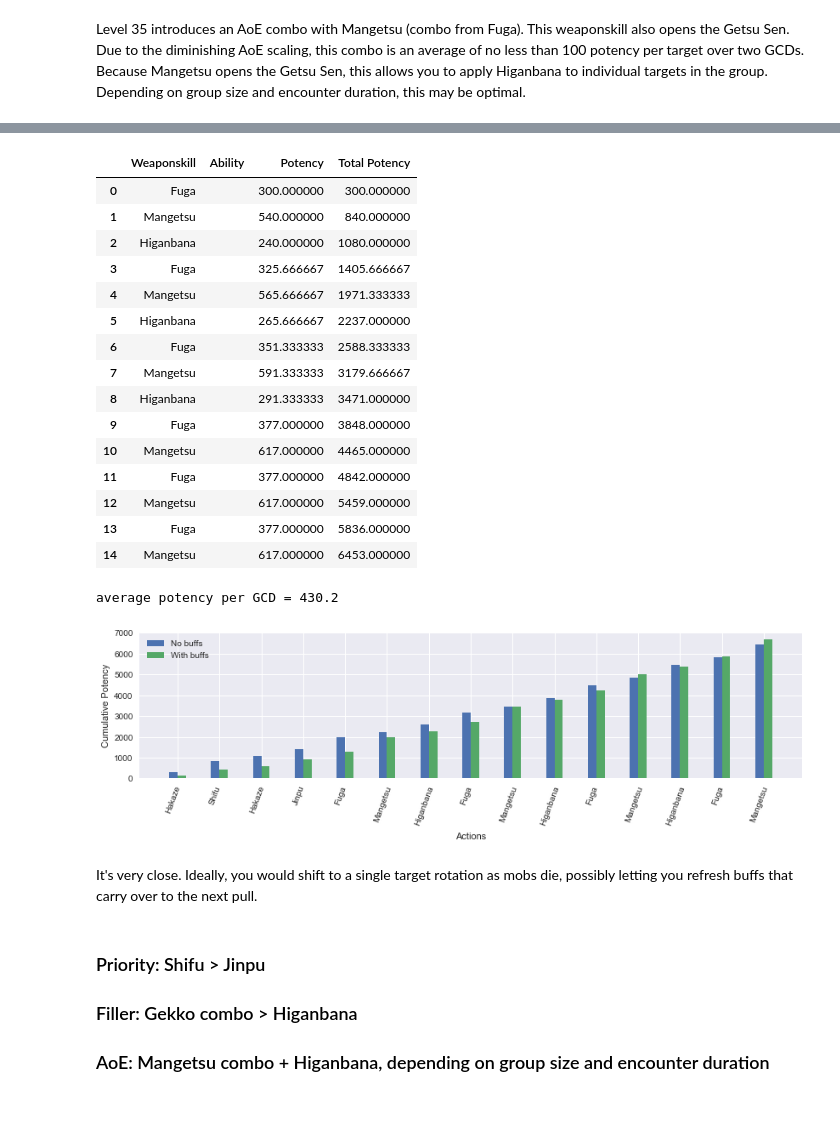
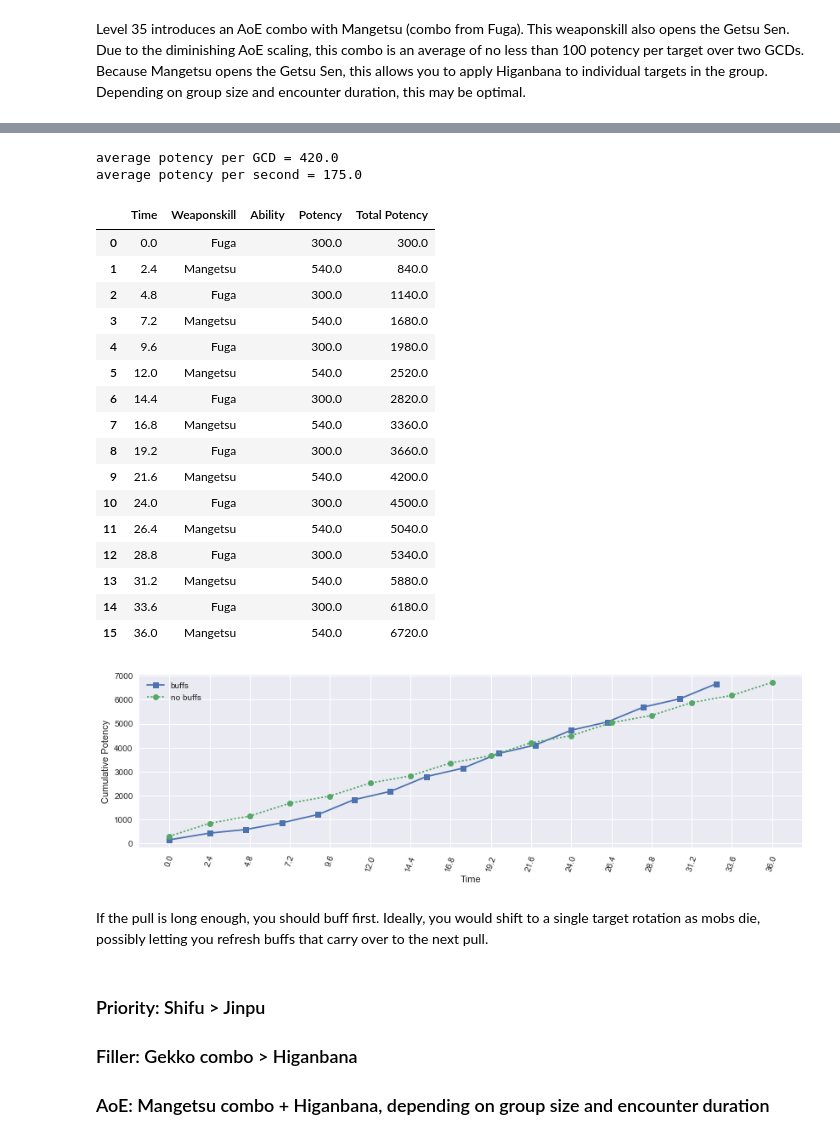
Before and after one commit to rconcep/ffxiv, a Jupyter notebook: sam-by-the-numbers.ipynb, the cells around one changed output, grey strips where cells are left out. Saved outputs shown, nothing was run; the diff lists cells and outputs as text; code cells hidden in the pictures; blank space fills up the shorter version.

Commit message:
Introduced modeling actual time, not just GCDs. Changed analysis to focus on potency per second instead of potency per GCD. Finished updating up to lvl 49.

```diff
--- a/sam-by-the-numbers.ipynb
+++ b/sam-by-the-numbers.ipynb
@@ -418,11 +513,10 @@ sam = Samurai()
 n_targets = 3
 
 actions = [('Hakaze'), ('Shifu'), ('Hakaze'), ('Jinpu'),
-           ('Fuga'), ('Mangetsu'), ('Higanbana'), ('Fuga'),
-           ('Mangetsu'), ('Higanbana'), ('Fuga'), ('Mangetsu'),
-           ('Higanbana'), ('Fuga'), ('Mangetsu')]
+           ('Fuga'), ('Mangetsu'), ('Fuga'), ('Mangetsu'),
+           ('Fuga'), ('Mangetsu'), ('Fuga'), ('Mangetsu'),
+           ('Fuga'), ('Mangetsu'), ('Fuga'), ('Mangetsu')]
 # %%
-df4_buff, average_potency = sam.parse_rotation(actions, n_targets=n_targets)
+df4_buff, average_potency, pps = sam.parse_rotation(actions, n_targets=n_targets)
 display(df4_buff)
-print 'average potency per GCD =', average_potency
 # %% [output]
@@ -448,38 +544,39 @@ sam = Samurai()
 
 n_targets = 3
 
-actions = [('Fuga'), ('Mangetsu'), ('Higanbana'), ('Fuga'),
-           ('Mangetsu'), ('Higanbana'), ('Fuga'), ('Mangetsu'),
-           ('Higanbana'), ('Fuga'), ('Mangetsu'), ('Fuga'),
-           ('Mangetsu'), ('Fuga'), ('Mangetsu')]
+actions = [('Fuga'), ('Mangetsu'), ('Fuga'), ('Mangetsu'),
+           ('Fuga'), ('Mangetsu'), ('Fuga'), ('Mangetsu'),
+           ('Fuga'), ('Mangetsu'), ('Fuga'), ('Mangetsu'),
+           ('Fuga'), ('Mangetsu'), ('Fuga'), ('Mangetsu')]
 # %%
-df4_no_buff, average_potency = sam.parse_rotation(actions, n_targets=n_targets)
+df4_no_buff, average_potency, pps = sam.parse_rotation(actions, n_targets=n_targets)
 display(df4_no_buff)
-print 'average potency per GCD =', average_potency
 # %% [output]
+average potency per GCD = 420.0
+average potency per second = 175.0
-|  | Weaponskill | Ability | Potency | Total Potency |
-| 0 | Fuga |  | 300.000000 | 300.000000 |
-| 1 | Mangetsu |  | 540.000000 | 840.000000 |
-| 2 | Higanbana |  | 240.000000 | 1080.000000 |
-| 3 | Fuga |  | 325.666667 | 1405.666667 |
-| 4 | Mangetsu |  | 565.666667 | 1971.333333 |
-| 5 | Higanbana |  | 265.666667 | 2237.000000 |
-| 6 | Fuga |  | 351.333333 | 2588.333333 |
-| 7 | Mangetsu |  | 591.333333 | 3179.666667 |
-| 8 | Higanbana |  | 291.333333 | 3471.000000 |
-| 9 | Fuga |  | 377.000000 | 3848.000000 |
-| 10 | Mangetsu |  | 617.000000 | 4465.000000 |
-| 11 | Fuga |  | 377.000000 | 4842.000000 |
-| 12 | Mangetsu |  | 617.000000 | 5459.000000 |
-| 13 | Fuga |  | 377.000000 | 5836.000000 |
-| 14 | Mangetsu |  | 617.000000 | 6453.000000 |
+|  | Time | Weaponskill | Ability | Potency | Total Potency |
+| 0 | 0.0 | Fuga |  | 300.0 | 300.0 |
+| 1 | 2.4 | Mangetsu |  | 540.0 | 840.0 |
+| 2 | 4.8 | Fuga |  | 300.0 | 1140.0 |
+| 3 | 7.2 | Mangetsu |  | 540.0 | 1680.0 |
+| 4 | 9.6 | Fuga |  | 300.0 | 1980.0 |
+| 5 | 12.0 | Mangetsu |  | 540.0 | 2520.0 |
+| 6 | 14.4 | Fuga |  | 300.0 | 2820.0 |
+| 7 | 16.8 | Mangetsu |  | 540.0 | 3360.0 |
+| 8 | 19.2 | Fuga |  | 300.0 | 3660.0 |
+| 9 | 21.6 | Mangetsu |  | 540.0 | 4200.0 |
+| 10 | 24.0 | Fuga |  | 300.0 | 4500.0 |
+| 11 | 26.4 | Mangetsu |  | 540.0 | 5040.0 |
+| 12 | 28.8 | Fuga |  | 300.0 | 5340.0 |
+| 13 | 31.2 | Mangetsu |  | 540.0 | 5880.0 |
+| 14 | 33.6 | Fuga |  | 300.0 | 6180.0 |
+| 15 | 36.0 | Mangetsu |  | 540.0 | 6720.0 |
-average potency per GCD = 430.2
 # %%
-compare_potencies([df4_no_buff, df4_buff], ['No buffs', 'With buffs'])
+compare_potencies([df4_buff, df4_no_buff], ['buffs', 'no buffs'])
 # %% [output]
-[figure, old version]
+[figure, new version]
 # %% [markdown]
-It's very close. Ideally, you would shift to a single target rotation as mobs die, possibly letting you refresh buffs that carry over to the next pull.
+If the pull is long enough, you should buff first. Ideally, you would shift to a single target rotation as mobs die, possibly letting you refresh buffs that carry over to the next pull.
 # %% [markdown]
 ### Priority: Shifu > Jinpu
 ### Filler: Gekko combo > Higanbana
```
Also changed, not shown: parts of 60 cells of this notebook, 3 other files.
